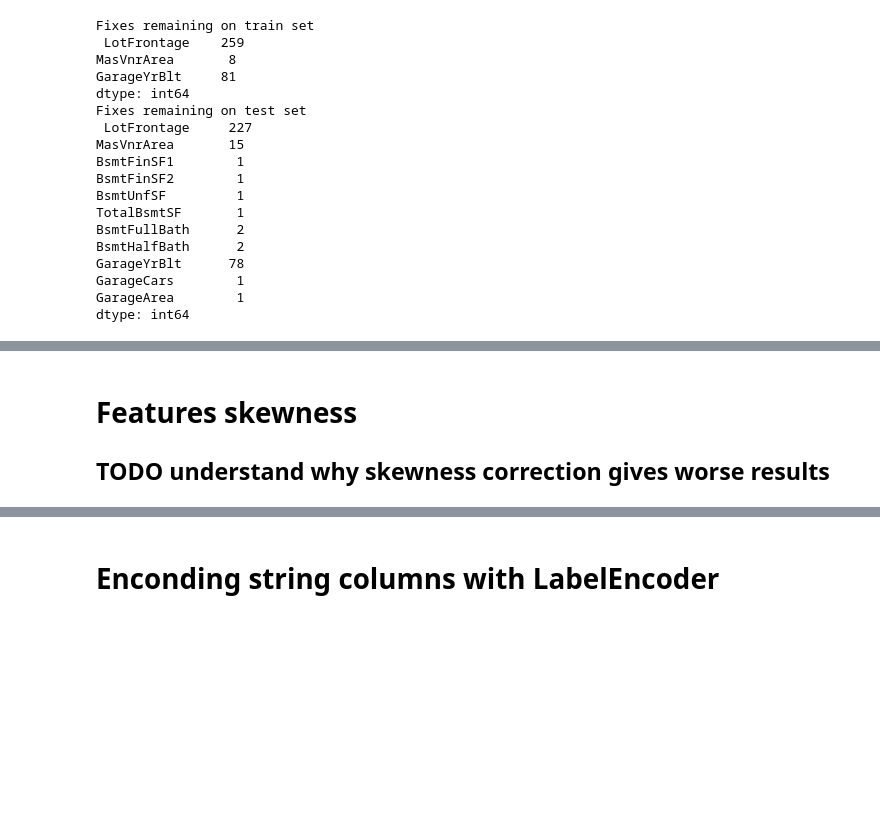
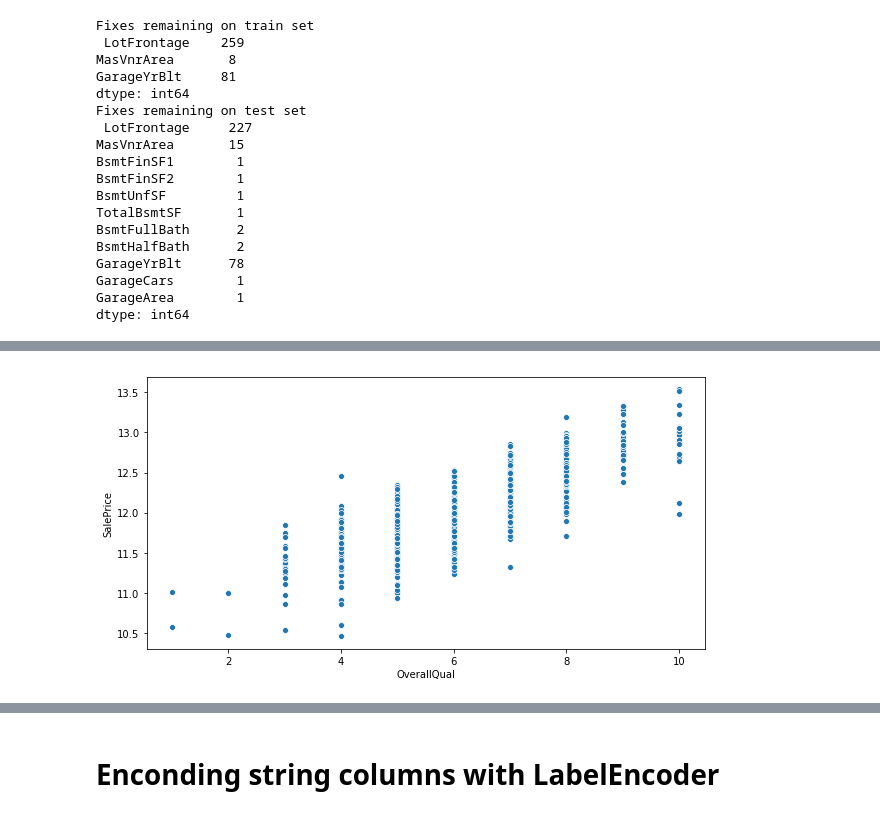
Before and after one commit to ddmng/kaggle, a Jupyter notebook: House Prices/notebooks/XGBoost and LGBM.ipynb, the cells around one changed output, grey strips where cells are left out. Drawn from its saved outputs; the diff is of its cells as text; code cells hidden in the pictures; blank space fills up the shorter version.

```diff
--- a/House Prices/notebooks/XGBoost and LGBM.ipynb
+++ b/House Prices/notebooks/XGBoost and LGBM.ipynb
@@ -296,3 +247,0 @@ Fixes remaining on test set
-# %% [markdown]
-# Features skewness
-## TODO understand why skewness correction gives worse results
@@ -298,0 +250,6 @@ Fixes remaining on test set
+# %%
+plt.figure(figsize=(10,5))
+sns.scatterplot(x=numeric_columns.loc[:,'OverallQual'], y=np.log1p(train['SalePrice']))
+plt.show()
+# %% [output]
+[figure, added]
```
Also changed, not shown: parts of 29 cells of this notebook, 1 other file.
